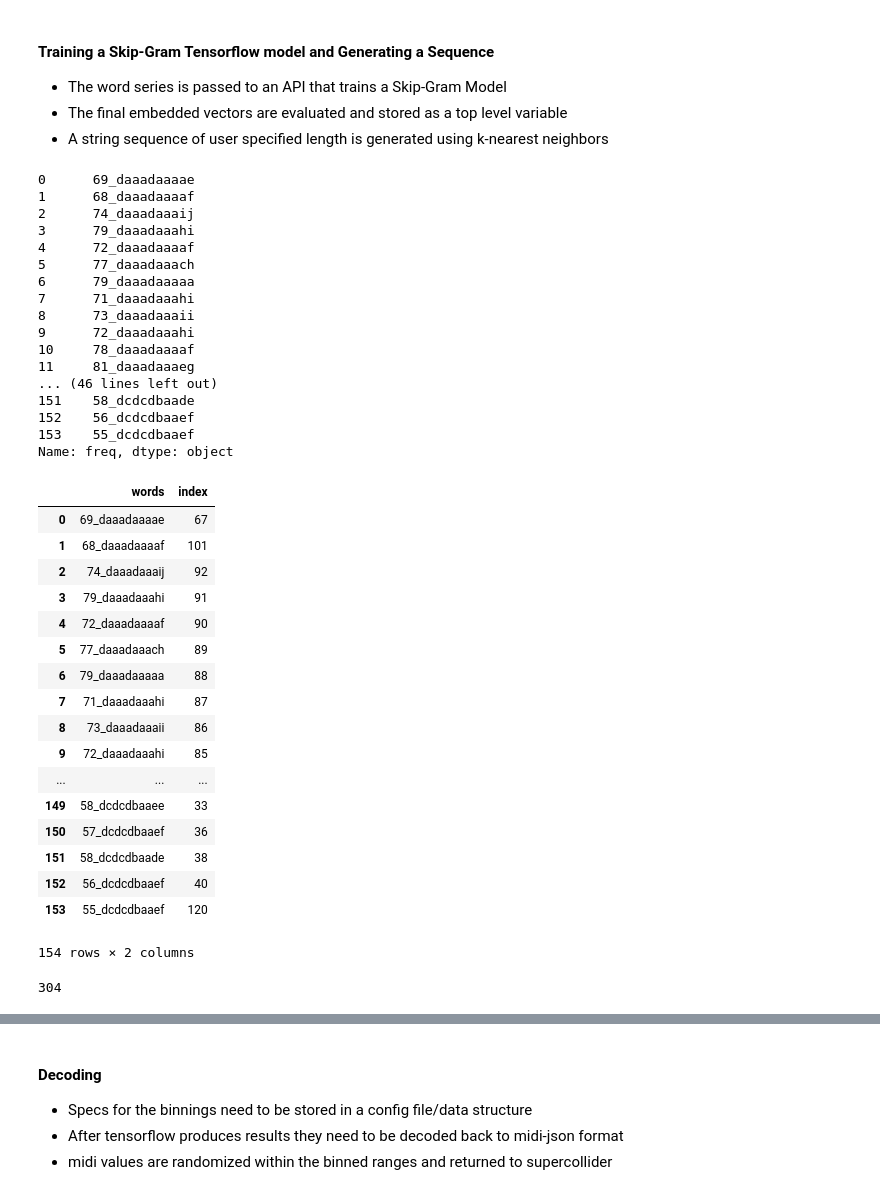
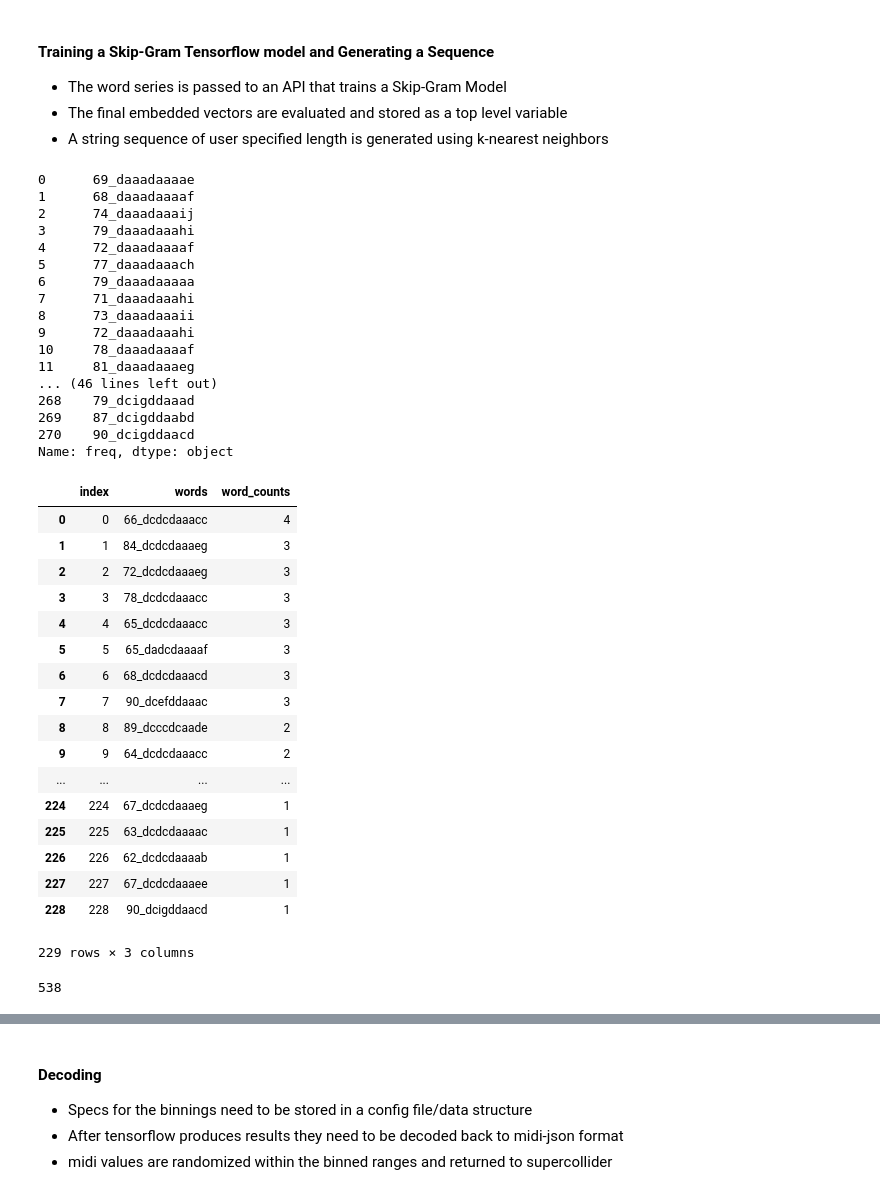
Before and after one commit to bsnacks000/TensorSynth, a Jupyter notebook: tensor_synth_dev_notebook.ipynb, the cells around one changed output, grey strips where cells are left out. Drawn from its saved outputs; the diff is of its cells as text; code cells hidden in the pictures.

```diff
--- a/tensor_synth_dev_notebook.ipynb
+++ b/tensor_synth_dev_notebook.ipynb
@@ -66,6 +66,8 @@ label16 = [string.ascii_lowercase[i] for i in range(16)]
 dur_bins = np.zeros(12)
 dur_bins[1:] = np.logspace(-1,1.25,11)  # need to test edge cases for this one..
 dur_labels = [string.ascii_lowercase[i] for i in range(11)]
+# %%
+binned_df = pd.DataFrame(columns=df_raw.columns)
 # %%
 # load the binned df using cut -- keep freq as integer value (for now.. )
 binned_df['amp'] = pd.cut(df_raw['amp'], bin4,labels=label4, include_lowest=True)
@@ -169,9 +171,9 @@ word_series # this is the format of the word_series input into the training API
 10     78_daaadaaaaf
 11     81_daaadaaaeg
 ... (46 lines left out)
-151    58_dcdcdbaade
-152    56_dcdcdbaaef
-153    55_dcdcdbaaef
+268    79_dcigddaaad
+269    87_dcigddaabd
+270    90_dcigddaacd
 Name: freq, dtype: object
 # %%
 # this prepares the batch for processing
@@ -197,28 +199,28 @@ def prepare_batch(word_series):
 # %%
 targets, target_index_map_df, unique_words_df = prepare_batch(word_series)
 # This creates the unique words mapping
 key_word_dict = unique_words_df['words'].to_dict()
 word_key_dict = dict(zip(key_word_dict.values(),key_word_dict.keys()))
-target_index_map_df
+unique_words_df
 # %% [output]
-|  | words | index |
-| 0 | 69_daaadaaaae | 67 |
-| 1 | 68_daaadaaaaf | 101 |
-| 2 | 74_daaadaaaij | 92 |
-| 3 | 79_daaadaaahi | 91 |
-| 4 | 72_daaadaaaaf | 90 |
-| 5 | 77_daaadaaach | 89 |
-| 6 | 79_daaadaaaaa | 88 |
-| 7 | 71_daaadaaahi | 87 |
-| 8 | 73_daaadaaaii | 86 |
-| 9 | 72_daaadaaahi | 85 |
-| ... | ... | ... |
-| 149 | 58_dcdcdbaaee | 33 |
-| 150 | 57_dcdcdbaaef | 36 |
-| 151 | 58_dcdcdbaade | 38 |
-| 152 | 56_dcdcdbaaef | 40 |
-| 153 | 55_dcdcdbaaef | 120 |
+|  | index | words | word_counts |
+| 0 | 0 | 66_dcdcdaaacc | 4 |
+| 1 | 1 | 84_dcdcdaaaeg | 3 |
+| 2 | 2 | 72_dcdcdaaaeg | 3 |
+| 3 | 3 | 78_dcdcdaaacc | 3 |
+| 4 | 4 | 65_dcdcdaaacc | 3 |
+| 5 | 5 | 65_dadcdaaaaf | 3 |
+| 6 | 6 | 68_dcdcdaaacd | 3 |
+| 7 | 7 | 90_dcefddaaac | 3 |
+| 8 | 8 | 89_dcccdcaade | 2 |
+| 9 | 9 | 64_dcdcdaaacc | 2 |
+| ... | ... | ... | ... |
+| 224 | 224 | 67_dcdcdaaaeg | 1 |
+| 225 | 225 | 63_dcdcdaaaac | 1 |
+| 226 | 226 | 62_dcdcdaaaab | 1 |
+| 227 | 227 | 67_dcdcdaaaee | 1 |
+| 228 | 228 | 90_dcigddaacd | 1 |
-154 rows × 2 columns
+229 rows × 3 columns
 # %%
 def generate_batch_labels(targets, span=2):
     '''
@@ -249,7 +251,7 @@ def generate_batch_labels(targets, span=2):
 batch, labels = generate_batch_labels(targets,span=2)
 len(labels)
 # %% [output]
-304
+538
 # %%
 # Tensorflow training script based on google's graph model in word2vec_basic.py
 
```
Also changed, not shown: parts of 14 cells of this notebook, 3 other files.
